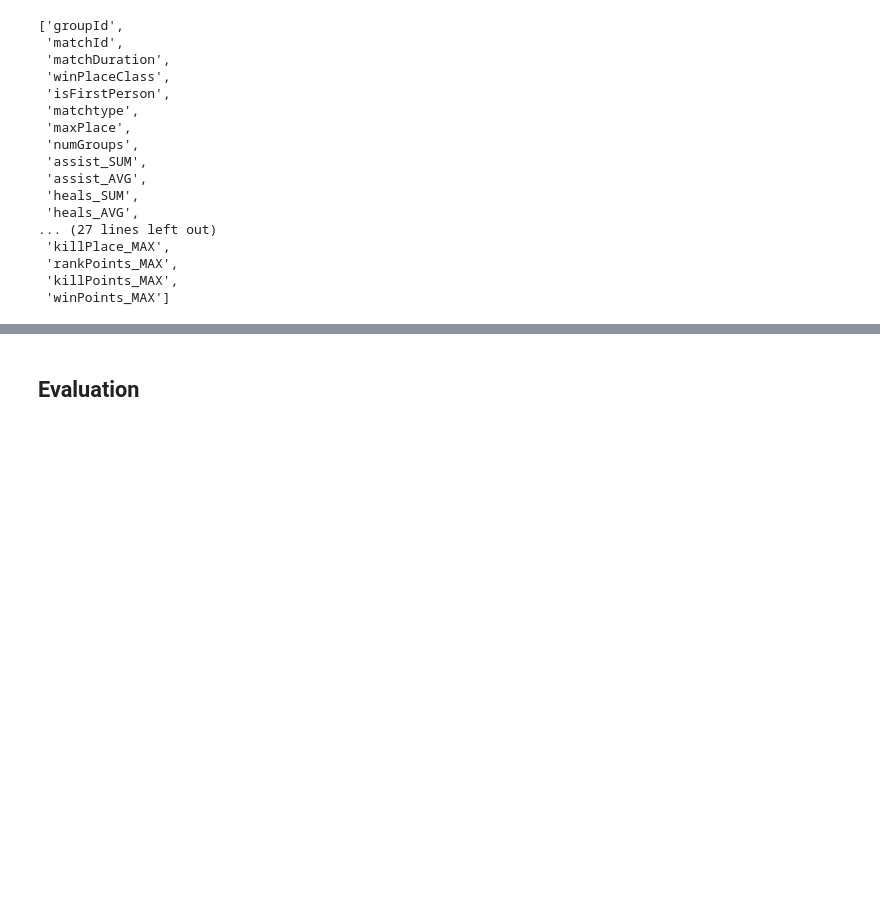
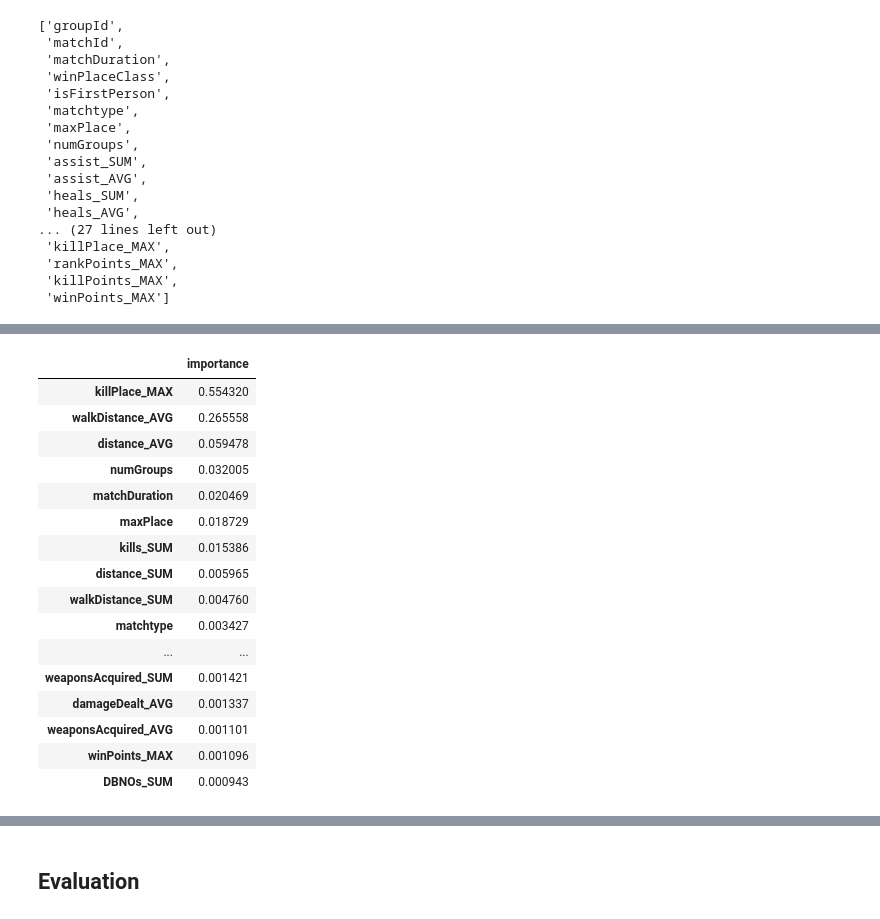
Before and after one commit to Checco9811/Distributed-Data-Analysis-and-Mining, a Jupyter notebook: Decision Tree.ipynb, the cells around one changed output, grey strips where cells are left out. Saved outputs shown, nothing was run; the diff lists cells and outputs as text; code cells hidden in the pictures; blank space fills up the shorter version.

```diff
--- a/Decision Tree.ipynb
+++ b/Decision Tree.ipynb
@@ -140,0 +169,26 @@ only showing top 20 rows
+# %%
+features_importances = (
+     pd.DataFrame(
+       model.featureImportances.toArray(),
+       index=inputCols,
+       columns=['importance'])
+)
+features_importances.nlargest(20, columns='importance')
+# %% [output]
+|  | importance |
+| killPlace_MAX | 0.554320 |
+| walkDistance_AVG | 0.265558 |
+| distance_AVG | 0.059478 |
+| numGroups | 0.032005 |
+| matchDuration | 0.020469 |
+| maxPlace | 0.018729 |
+| kills_SUM | 0.015386 |
+| distance_SUM | 0.005965 |
+| walkDistance_SUM | 0.004760 |
+| matchtype | 0.003427 |
+| ... | ... |
+| weaponsAcquired_SUM | 0.001421 |
+| damageDealt_AVG | 0.001337 |
+| weaponsAcquired_AVG | 0.001101 |
+| winPoints_MAX | 0.001096 |
+| DBNOs_SUM | 0.000943 |
```
Also changed, not shown: parts of 19 cells of this notebook.
